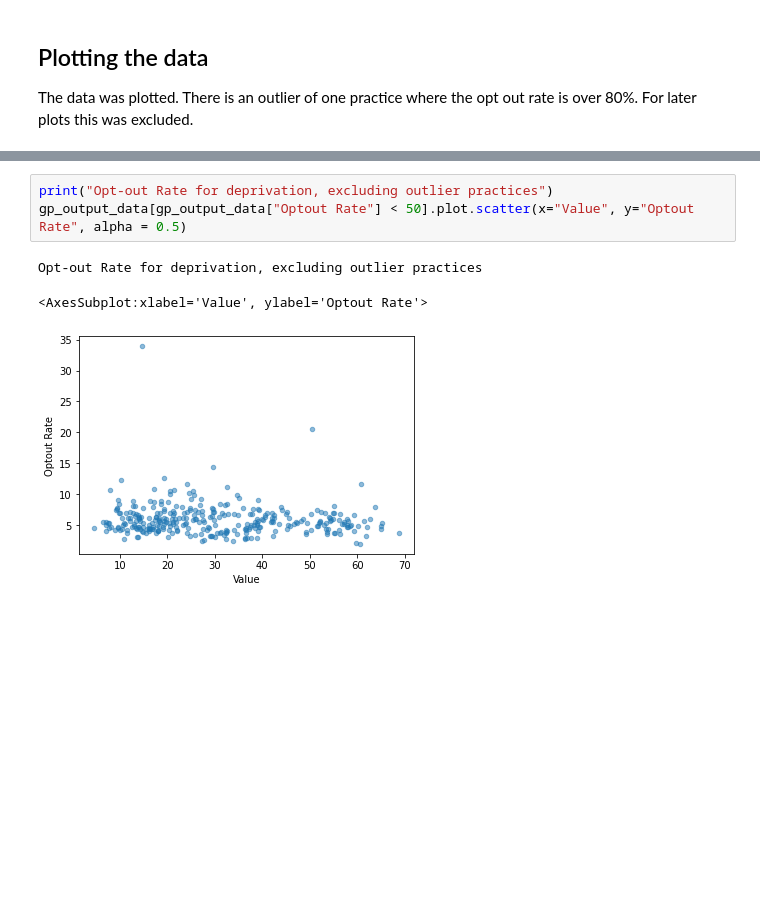
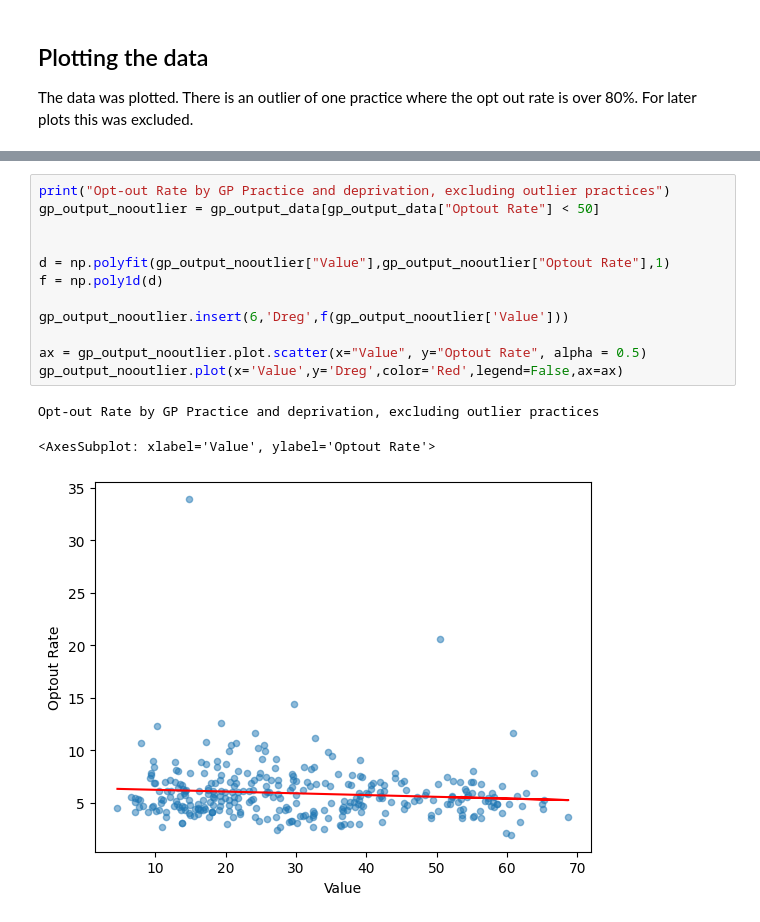
Before and after one commit to grazulis/gp-outout-book, a Jupyter notebook: GPOptOut.ipynb, the cells around one changed output, grey strips where cells are left out. Cells and saved outputs as stored; diff of their text form; blank space fills up the shorter version.

Commit message:
Added regression to a chart

```diff
--- a/GPOptOut.ipynb
+++ b/GPOptOut.ipynb
@@ -64,8 +67,17 @@ gp_output_data.plot.scatter(x="Value", y="Optout Rate", alpha = 0.5)
 # %%
-print("Opt-out Rate for deprivation, excluding outlier practices")
-gp_output_data[gp_output_data["Optout Rate"] < 50].plot.scatter(x="Value", y="Optout Rate", alpha = 0.5)
+print("Opt-out Rate by GP Practice and deprivation, excluding outlier practices")
+gp_output_nooutlier = gp_output_data[gp_output_data["Optout Rate"] < 50]
+
+
+d = np.polyfit(gp_output_nooutlier["Value"],gp_output_nooutlier["Optout Rate"],1)
+f = np.poly1d(d)
+
+gp_output_nooutlier.insert(6,'Dreg',f(gp_output_nooutlier['Value']))
+
+ax = gp_output_nooutlier.plot.scatter(x="Value", y="Optout Rate", alpha = 0.5)
+gp_output_nooutlier.plot(x='Value',y='Dreg',color='Red',legend=False,ax=ax)
 # %% [output]
-Opt-out Rate for deprivation, excluding outlier practices
+Opt-out Rate by GP Practice and deprivation, excluding outlier practices
-<AxesSubplot:xlabel='Value', ylabel='Optout Rate'>
+<AxesSubplot: xlabel='Value', ylabel='Optout Rate'>
-[figure, old version]
+[figure, new version]
 # %%
```
Also changed, not shown: parts of 3 cells of this notebook.
